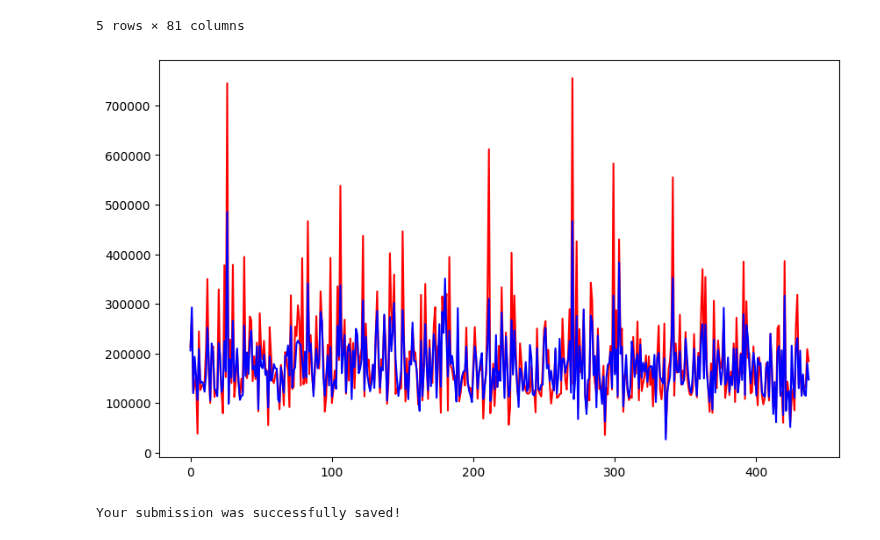
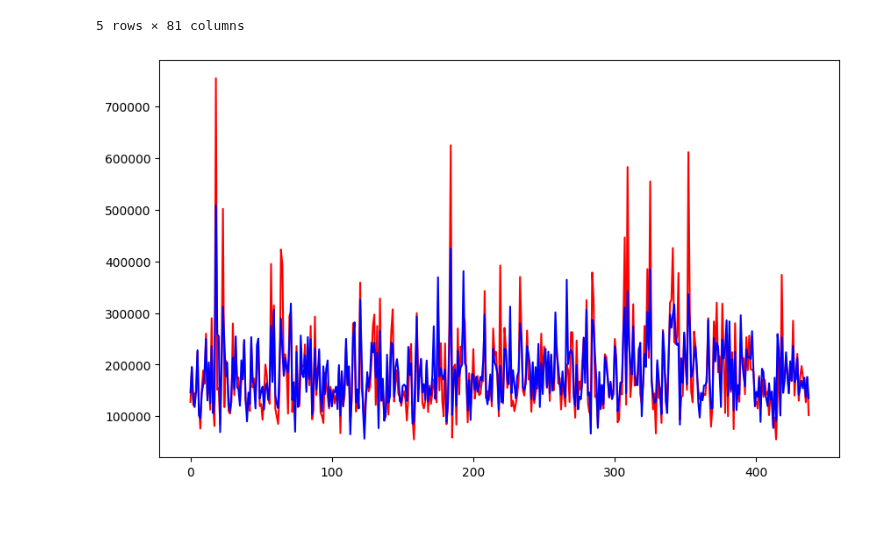
Before and after one commit to MasatoraAtarashi/Kaggle, a Jupyter notebook: house-prise/start.ipynb, the cells around one changed output. Drawn from its saved outputs; the diff is of its cells as text; code cells hidden in the pictures.

```diff
--- a/house-prise/start.ipynb
+++ b/house-prise/start.ipynb
@@ -35,30 +35,30 @@ train_df.head()
 # %%
 train_df['LotFrontage'].fillna(train_df['LotFrontage'].dropna().median(), inplace=True)
 test_df['LotFrontage'].fillna(test_df['LotFrontage'].dropna().median(), inplace=True)
 features = ["LotFrontage","YearBuilt","OverallQual","GrLivArea","TotalBsmtSF","FullBath","GarageCars","KitchenAbvGr","EnclosedPorch"]
 X = pd.get_dummies(train_df[features])
 Y = train_df["SalePrice"]
+
 x_train, x_test, y_train, y_test = train_test_split(X, Y, test_size=0.3, shuffle=True)
 
 from sklearn.svm import LinearSVR
-regr = LinearSVR(random_state=0, tol=1e-5)
+regr = LinearSVR()
 regr.fit(x_train, y_train)
 pred = regr.predict(x_test)
 
 plt.figure(figsize=(10,6), dpi=100)
 plt.plot(np.array(y_test), c='r')
 plt.plot(pred, c='b')
+# plt.savefig('start_scaling.png')
 plt.show()
 # %% [output]
-[figure, old version]
+[figure, new version]
 # %%
-test_df = test_df.fillna(test_df.median())
-X_test =  pd.get_dummies(test_df[features])
+# test_df = test_df.fillna(test_df.median())
+# X_test =  pd.get_dummies(test_df[features])
 
-regr.fit(X, Y)
-Y_pred = regr.predict(X_test)
-output = pd.DataFrame({'Id': test_df.Id, 'SalePrice': Y_pred})
-output.to_csv('first.csv', index=False)
-print("Your submission was successfully saved!")
+# regr.fit(X, Y)
+# Y_pred = regr.predict(X_test)
+# output = pd.DataFrame({'Id': test_df.Id, 'SalePrice': Y_pred})
+# output.to_csv('first.csv', index=False)
+# print("Your submission was successfully saved!")
-# %% [output]
-Your submission was successfully saved!
```
Also changed, not shown: 4 other files.
